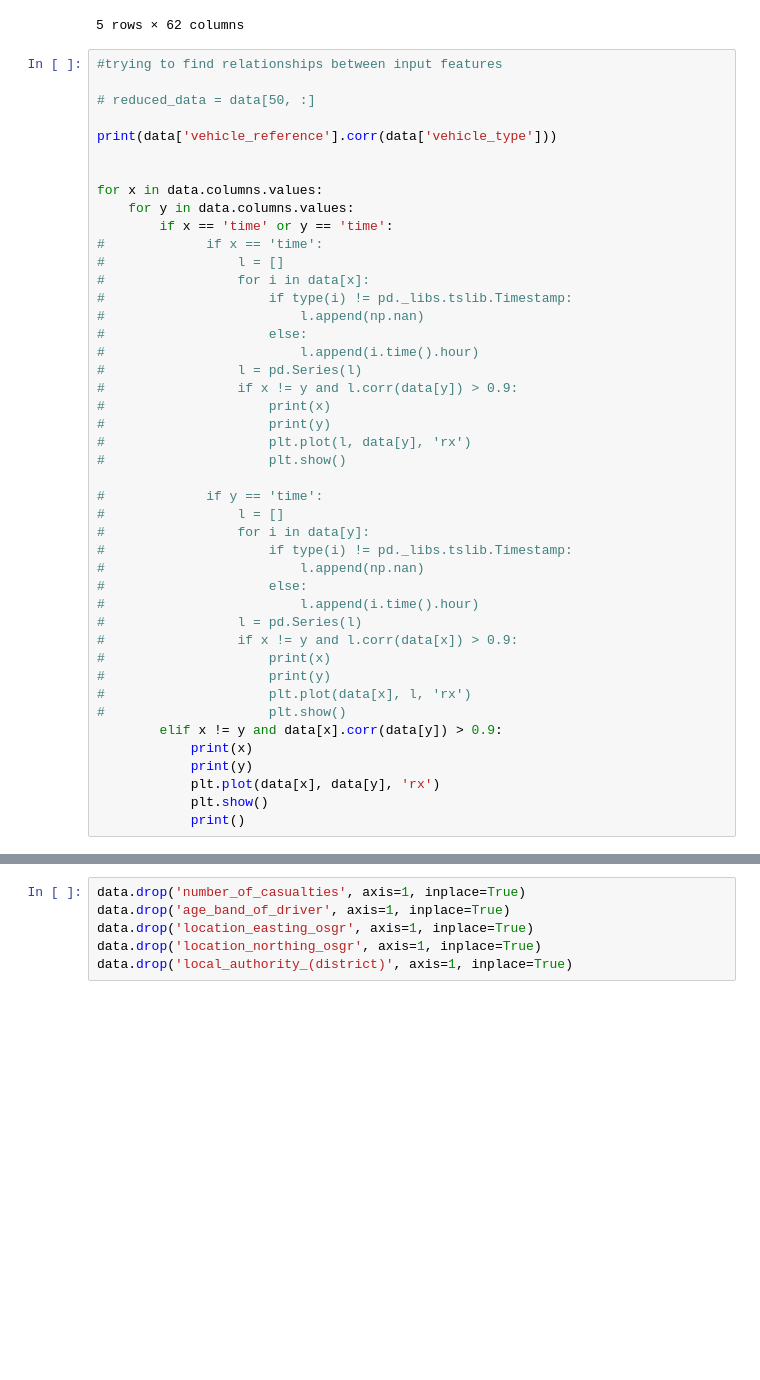
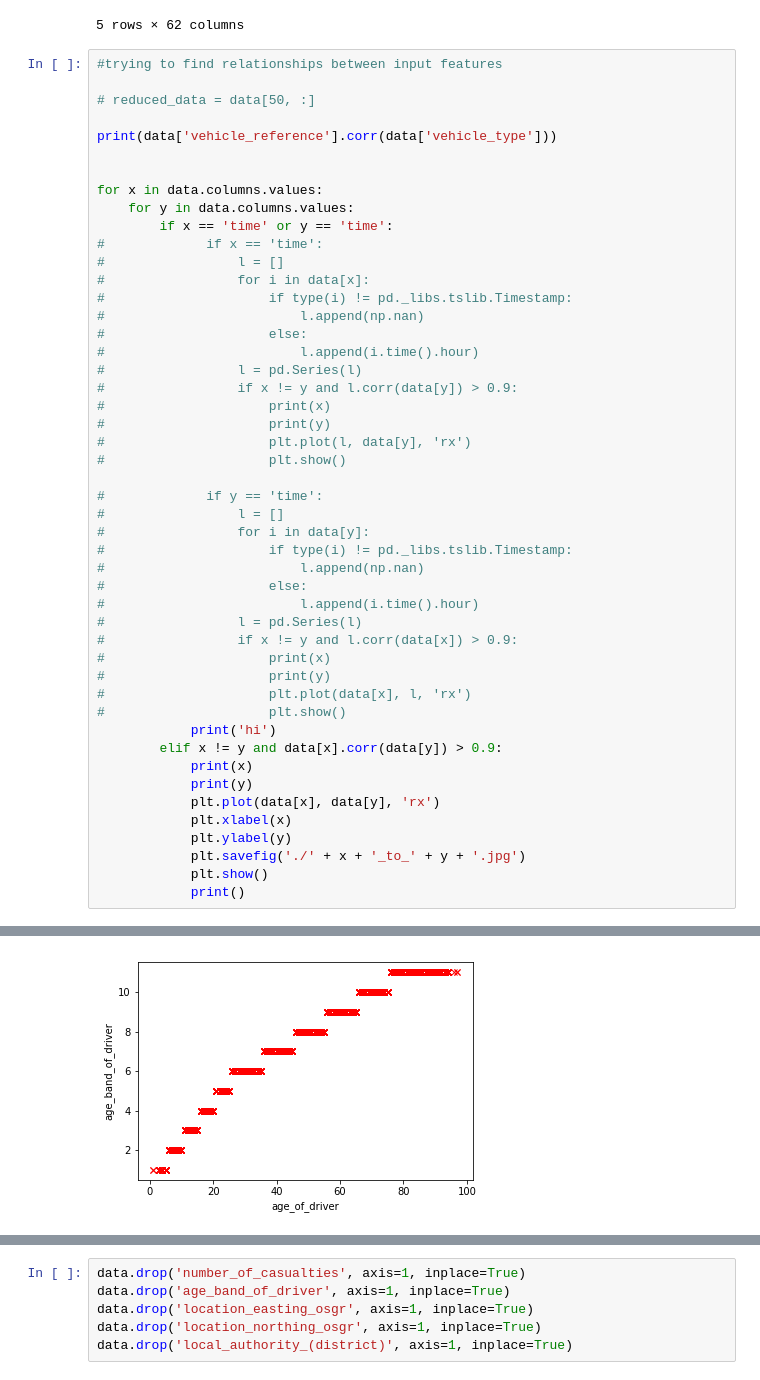
Before and after one commit to RajatRasal/Road-Accidents-Analysis-AI-Hack, a Jupyter notebook: DataCleaning.ipynb, the cells around one changed output, grey strips where cells are left out. Saved outputs shown, nothing was run; the diff lists cells and outputs as text; blank space fills up the shorter version.

Commit message:
created correlation graphs

```diff
--- a/DataCleaning.ipynb
+++ b/DataCleaning.ipynb
@@ -85,9 +85,14 @@ for x in data.columns.values:
 #                     print(y)
 #                     plt.plot(data[x], l, 'rx')
 #                     plt.show()
+            print('hi')
         elif x != y and data[x].corr(data[y]) > 0.9:
             print(x)
             print(y)
             plt.plot(data[x], data[y], 'rx')
+            plt.xlabel(x)
+            plt.ylabel(y)
+            plt.savefig('./' + x + '_to_' + y + '.jpg')
             plt.show()
             print()
+# %% [output]
@@ -93,0 +116 @@ for x in data.columns.values:
+[figure, added]
```
Also changed, not shown: parts of 1 cell of this notebook, 14 other files.
